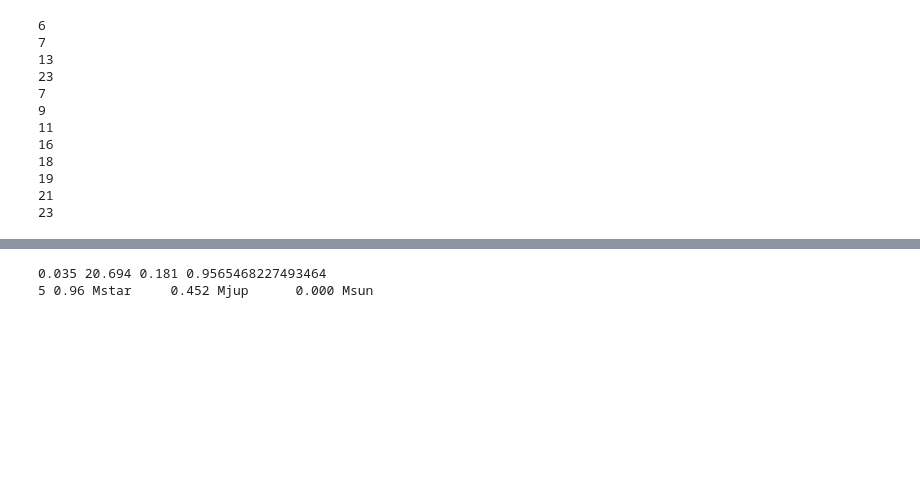
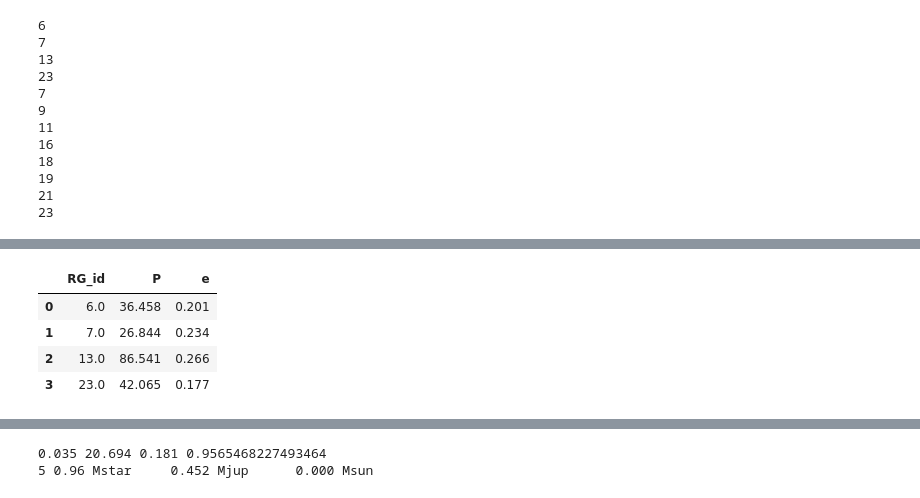
Before and after one commit to MaryumSayeed/ESPRESSO, a Jupyter notebook: scripts/mass_analysis.ipynb, the cells around one changed output, grey strips where cells are left out. Drawn from its saved outputs; the diff is of its cells as text; code cells hidden in the pictures; blank space fills up the shorter version.

```diff
--- a/scripts/mass_analysis.ipynb
+++ b/scripts/mass_analysis.ipynb
@@ -111,3 +136,12 @@ data0 = pd.concat([stat_dict_112,stat_dict_113]).reset_index()
+# %%
+data[data.program==112][['RG_id','P','e']]
+# data
+# %% [output]
+|  | RG_id | P | e |
+| 0 | 6.0 | 36.458 | 0.201 |
+| 1 | 7.0 | 26.844 | 0.234 |
+| 2 | 13.0 | 86.541 | 0.266 |
+| 3 | 23.0 | 42.065 | 0.177 |
 # %%
 galah = Table.read('../../lithium/data/GALAH_DR3_main_allstar_v2.fits').to_pandas()
 # %%
```
Also changed, not shown: parts of 6 cells of this notebook, 2 other files.
